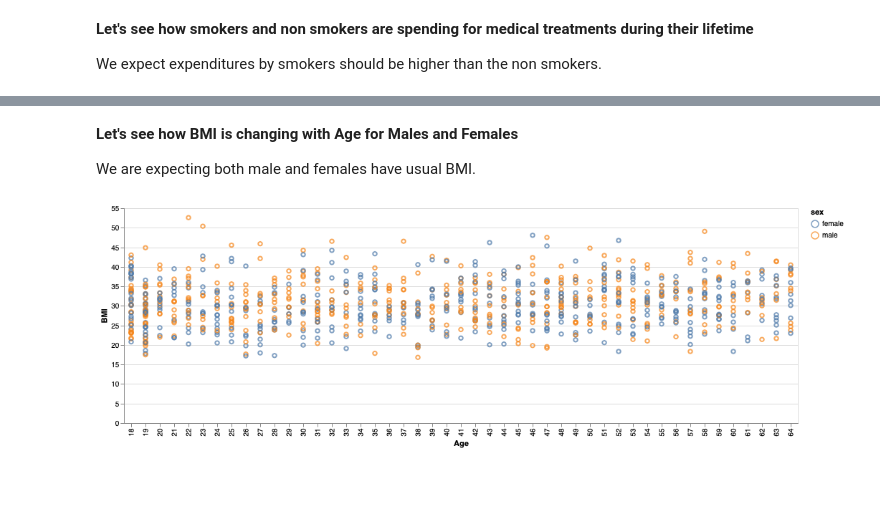
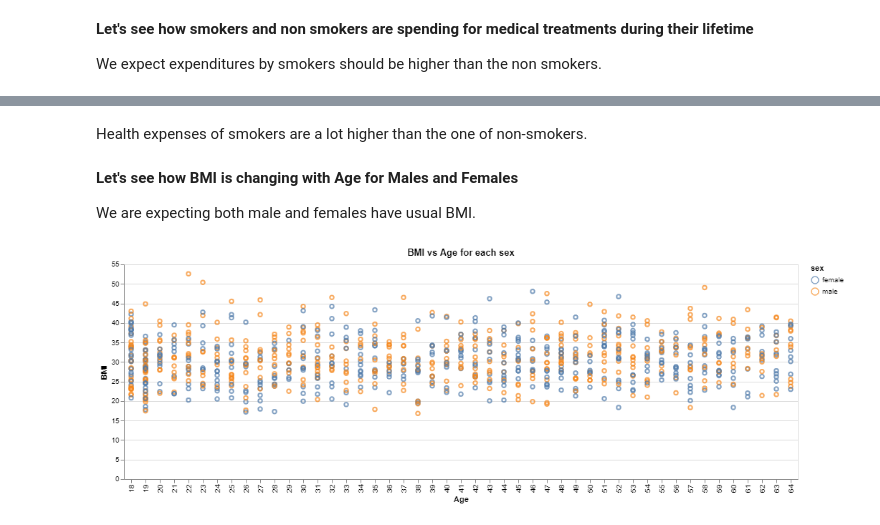
Before and after one commit to sirine-chahma/DSCI_522_group_401, a Jupyter notebook: notebooks/EDA.ipynb, the cells around one changed output, grey strips where cells are left out. Cells and saved outputs as stored; diff of their text form; code cells hidden in the pictures; blank space fills up the shorter version.

```diff
--- a/notebooks/EDA.ipynb
+++ b/notebooks/EDA.ipynb
@@ -177,3 +209,5 @@ alt.Chart(training_df.groupby(['age','smoker']).mean().reset_index()).mark_line(
+# %% [markdown]
+Health expenses of smokers are a lot higher than the one of non-smokers.
 # %% [markdown]
 **Let's see how BMI is changing with Age for Males and Females**
 
@@ -181,9 +215,9 @@ We are expecting both male and females have usual BMI.
 # %%
 alt.Chart(X_train).mark_point().encode(
 
     alt.X('age:N', title = 'Age'),
     alt.Y('bmi:Q', title = 'BMI'),
     alt.Color('sex:N')
-)
+).properties(title='BMI vs Age for each sex')
 # %% [output]
-[figure, old version]
+[figure, new version]
```
Also changed, not shown: parts of 13 cells of this notebook, 2 other files.
